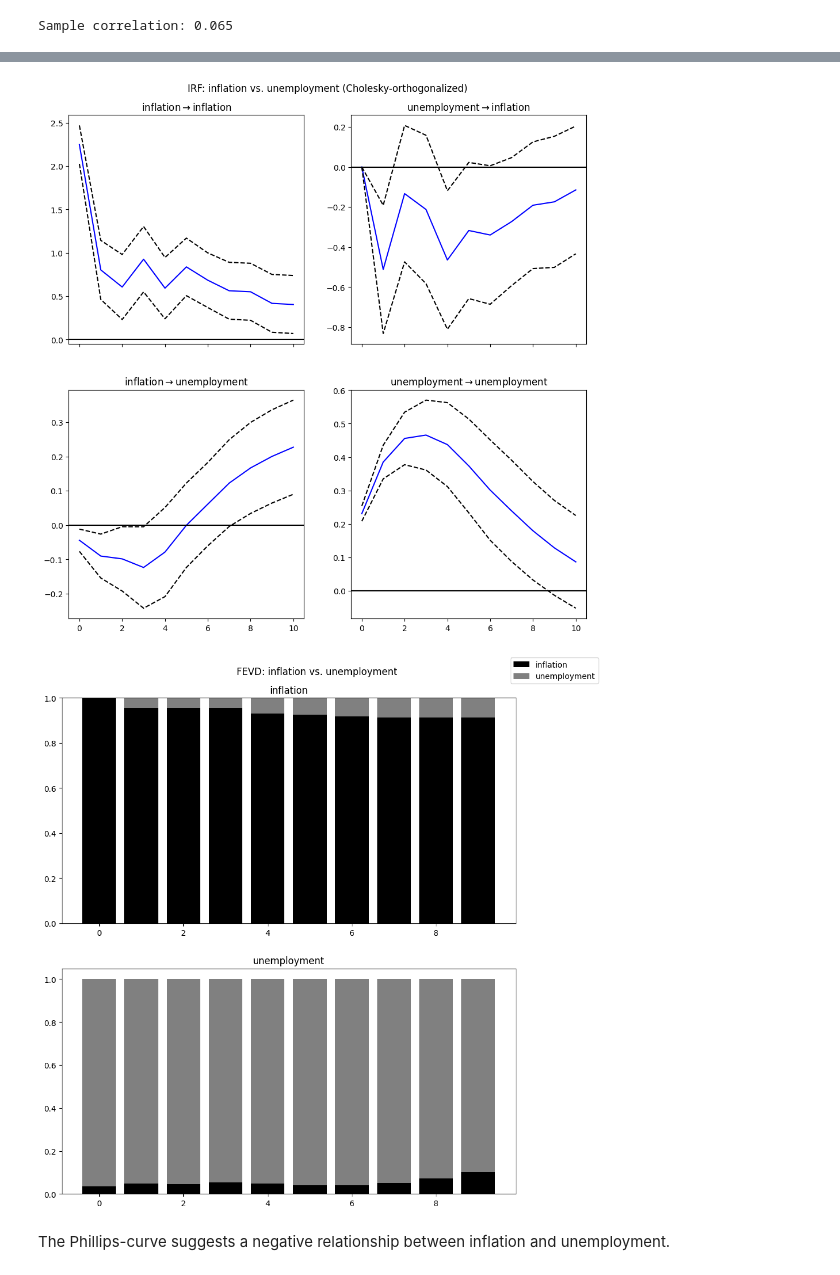
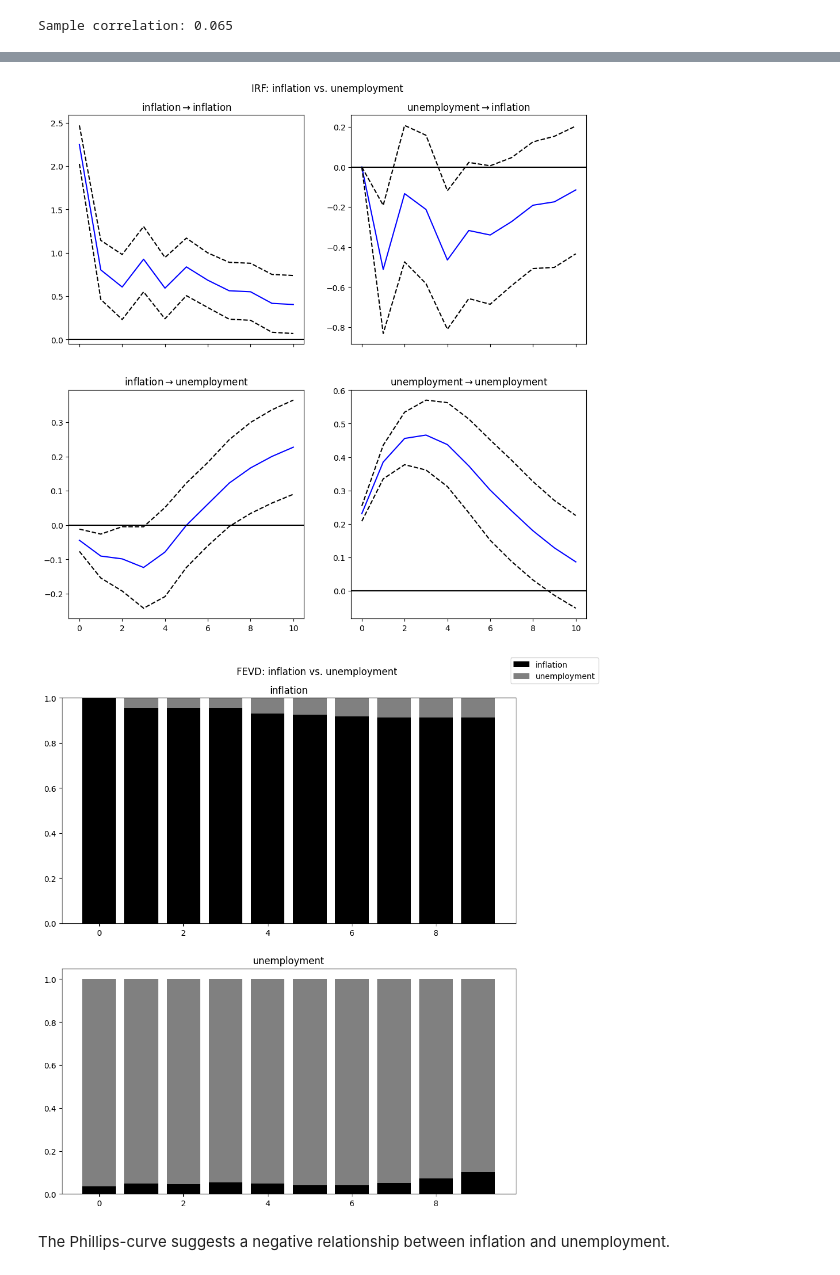
Before and after one commit to Lililililililililililiiliilil/Time-Series-econometrics-fall-2026, a Jupyter notebook: HW1_Nechaev.ipynb, the cells around one changed output, grey strips where cells are left out. Saved outputs shown, nothing was run; the diff lists cells and outputs as text; code cells hidden in the pictures.

```diff
--- a/HW1_Nechaev.ipynb
+++ b/HW1_Nechaev.ipynb
@@ -655,15 +657,15 @@ unemployment    -0.187749      1.000000
 # %%
 real_irf = real_res.irf(10)
 real_irf.plot(orth=True)
-plt.suptitle('IRF: inflation vs. unemployment (Cholesky-orthogonalized)')
+plt.suptitle('IRF: inflation vs. unemployment')
 plt.show()
 
 real_fevd = real_res.fevd(10)
 real_fevd.plot()
 plt.suptitle('FEVD: inflation vs. unemployment')
 plt.show()
 # %% [output]
-[figure, old version]
+[figure, new version]
 [figure]
 # %% [markdown]
 The Phillips-curve suggests a negative relationship between inflation and unemployment.
```
Also changed, not shown: parts of 19 cells of this notebook.
